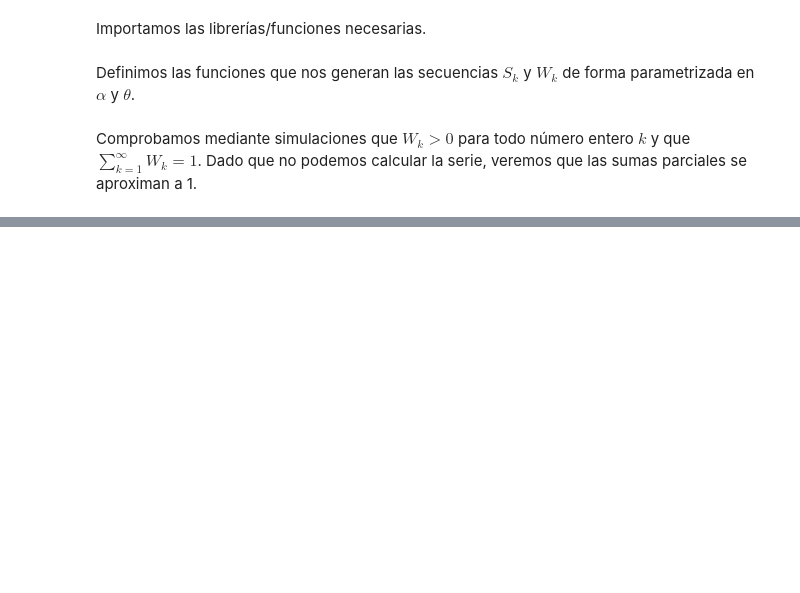
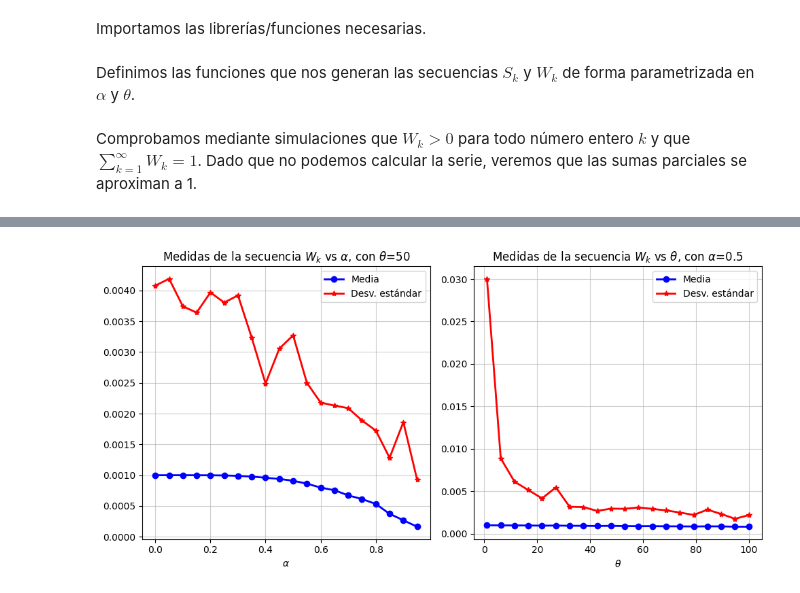
Before and after one commit to AlejandroVillazonG/MAT468, a Jupyter notebook: certamen/P3/P3_a.ipynb, the cells around one changed output, grey strips where cells are left out. Saved outputs shown, nothing was run; the diff lists cells and outputs as text; code cells hidden in the pictures; blank space fills up the shorter version.

```diff
--- a/certamen/P3/P3_a.ipynb
+++ b/certamen/P3/P3_a.ipynb
@@ -39,0 +75,36 @@ plt.xlabel('Largo secuencia');
+# %%
+k = 1000
+thetas = np.linspace(1,100,20)
+alphas = np.arange(0,1,0.05)
+alpha_ = 0.5
+theta_ = 50
+
+simulaciones = np.hstack([simular_seq_W_k(k, alpha, theta_) for alpha in alphas])
+plt.figure(figsize=(10,5))
+plt.subplot(1,2,1)
+plt.plot(alphas, simulaciones.mean(axis=0),
+         marker='o', lw=2, c='b', label='Media'
+         )
+plt.plot(alphas, simulaciones.std(axis=0),
+         marker='*', lw=2, c='r', label='Desv. estándar'
+         )
+plt.title(f'Medidas de la secuencia $W_k$ vs $\\alpha$, con $\\theta$={theta_}')
+plt.xlabel(r'$\alpha$')
+plt.grid(alpha=0.6)
+plt.legend()
+
+simulaciones = np.hstack([simular_seq_W_k(k, alpha_, theta) for theta in thetas])
+plt.subplot(1,2,2)
+plt.plot(thetas, simulaciones.mean(axis=0),
+         marker='o', lw=2, c='b', label='Media'
+         )
+plt.plot(thetas, simulaciones.std(axis=0),
+         marker='*', lw=2, c='r', label='Desv. estándar'
+         )
+plt.title(f'Medidas de la secuencia $W_k$ vs $\\theta$, con $\\alpha$={alpha_}')
+plt.xlabel(r'$\theta$')
+plt.grid(alpha=0.6)
+plt.legend()
+plt.tight_layout()
+# %% [output]
+[figure, added]
```
Also changed, not shown: parts of 6 cells of this notebook.
